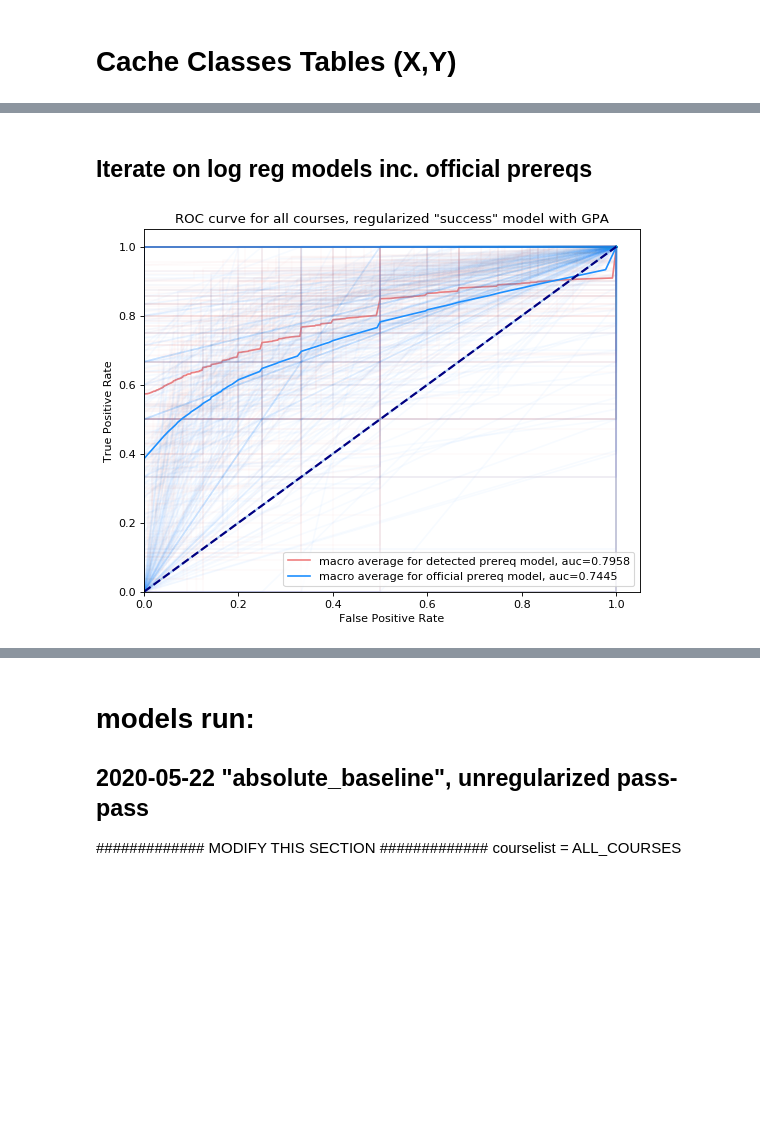
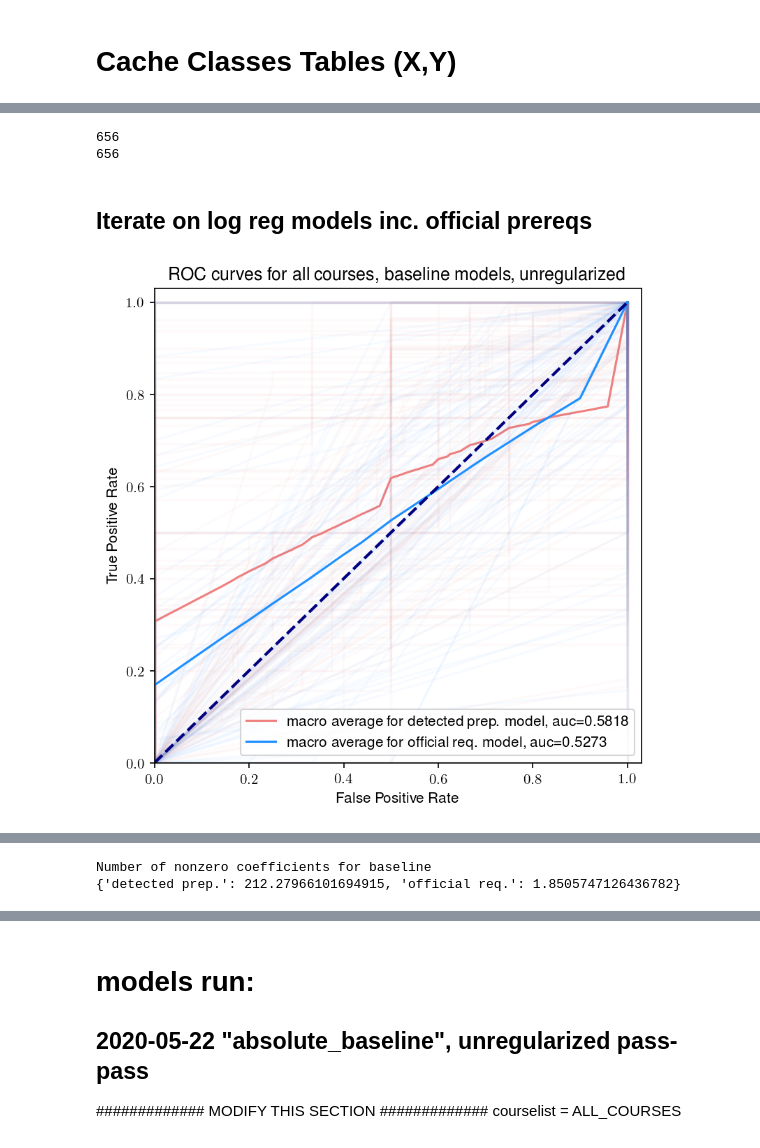
Before and after one commit to gmdavis1/carta-prereqs, a Jupyter notebook: models/wcc_logreg_prereqs_iterate.ipynb, the cells around one changed output, grey strips where cells are left out. Saved outputs shown, nothing was run; the diff lists cells and outputs as text; code cells hidden in the pictures; blank space fills up the shorter version.

```diff
--- a/models/wcc_logreg_prereqs_iterate.ipynb
+++ b/models/wcc_logreg_prereqs_iterate.ipynb
@@ -414,12 +470,12 @@ def get_coefs_from_split(X_train, X_test, y_train, y_test, X_dev = None, y_dev =
 TEST_QUARTERS = [1194, 1196] # aka "dev" quarters
 COLUMN_NAMES = ["course_name", "train_score", "test_score", "dev_score", "train_groundtruth", "test_groundtruth", "dev_groundtruth", "train_size", "test_size", "dev_size", "test_precision", "test_recall", "test_f1_score", "dev_precision", "dev_recall", "dev_f1_score", "dev_fpr", "dev_tpr", "dev_threshold", "dev_auc"]
 
-def run_predictions_with_prereqs(course_name, results_full, results_prereq, full_coefs, prereq_coefs, test_quarters = TEST_QUARTERS,
+def run_predictions_with_prereqs(course_name, cache_name, results_full, results_prereq, full_coefs, prereq_coefs, test_quarters = TEST_QUARTERS,
                                  gender = False, gpa = False, x1param = PASS_GRADES, y1param = SUCCESS_GRADES,
                                  dev = True, penalty='l2', C=1.0, random_seed=42, solver = 'lbfgs'):
     [X_train_full_unfiltered, X_test_full_unfiltered, X_dev_full_unfiltered, y_dev_full, y_train_full, y_test_full, test_students_full_unfiltered, dev_students_full_unfiltered, fail_flag_full], \
     [X_train_prereq_unfiltered, X_test_prereq_unfiltered, X_dev_prereq_unfiltered, y_dev_prereq, y_train_prereq, y_test_prereq, test_students_prereq_unfiltered, dev_students_prereq_unfiltered, fail_flag_prereq] = \
-        class_cache[course_name]
+        cache_name[course_name]
 
     if gpa and gender:
         X_train_full = X_train_full_unfiltered
@@ -649,12 +712,11 @@ def plot_roc(full_results, prereq_results, pathname, plot_title):
 TEST_QUARTERS = [1194, 1196] # aka "dev" quarters
 COLUMN_NAMES = ["course_name", "train_score", "test_score", "dev_score", "train_groundtruth", "test_groundtruth", "dev_groundtruth", "train_size", "test_size", "dev_size", "test_precision", "test_recall", "test_f1_score", "dev_precision", "dev_recall", "dev_f1_score", "dev_fpr", "dev_tpr", "dev_threshold", "dev_auc"]
 
-class_cache = {}
-def cacheClass(course_name, x1param = SUCCESS_GRADES, y1param = SUCCESS_GRADES, random_seed=42, dev=True, test_quarters=TEST_QUARTERS):
+def cacheClass(cache_name, course_name, x1param = SUCCESS_GRADES, y1param = SUCCESS_GRADES, random_seed=42, dev=True, test_quarters=TEST_QUARTERS):
     [X_train_full, X_test_full, X_dev_full, y_dev_full, y_train_full, y_test_full, test_students_full, dev_students_full, fail_flag_full], \
     [X_train_prereq, X_test_prereq, X_dev_prereq, y_dev_prereq, y_train_prereq, y_test_prereq, test_students_prereq, dev_students_prereq, fail_flag_prereq] = \
         get_and_split_data_double_matrix(course_name, test_quarters = test_quarters, gender = True, gpa = True,
                                      x1param = x1param, y1param = y1param, random_seed=random_seed, dev=dev)
 
-    class_cache[course_name] = [[X_train_full, X_test_full, X_dev_full, y_dev_full, y_train_full, y_test_full, test_students_full, dev_students_full, fail_flag_full], [X_train_prereq, X_test_prereq, X_dev_prereq, y_dev_prereq, y_train_prereq, y_test_prereq, test_students_prereq, dev_students_prereq, fail_flag_prereq]]
+    cache_name[course_name] = [[X_train_full, X_test_full, X_dev_full, y_dev_full, y_train_full, y_test_full, test_students_full, dev_students_full, fail_flag_full], [X_train_prereq, X_test_prereq, X_dev_prereq, y_dev_prereq, y_train_prereq, y_test_prereq, test_students_prereq, dev_students_prereq, fail_flag_prereq]]
 # %%
@@ -684,3 +761,9 @@ executor.shutdown()
+# %%
+print(len(HIGH_ACH_CACHE))
+print(len(PASS_CACHE))
+# %% [output]
+656
+656
 # %%
 import warnings
 warnings.filterwarnings('ignore')
@@ -693,7 +776,7 @@ from concurrent.futures import ThreadPoolExecutor
 
 LETTER_GRADES = ["A+", "A", "A-", "B+", "B", "B-", "C+", "C", "C-", "D+", "D", "D-", "NP", "W"]
 PASS_GRADES = ["A+", "A", "A-", "B+", "B", "B-", "C+", "C", "C-", "D+", "D", "D-"]
-SUCCESS_GRADES = ["A+", "A", "A-", "B+"]
+HIGH_ACH_GRADES = ["A+", "A", "A-", "B+"]
 BMINUS_GRADES = ["A+", "A", "A-", "B+", "B", "B-"]
 COLUMN_NAMES = ["course_name", "train_score", "test_score", "dev_score", "train_groundtruth", "test_groundtruth", "dev_groundtruth", "train_size", "test_size", "dev_size", "test_precision", "test_recall", "test_f1_score", "dev_precision", "dev_recall", "dev_f1_score", "dev_fpr", "dev_tpr", "dev_threshold", "dev_auc"]
 ALL_COURSES = set(raw_data["course_name"])
@@ -702,20 +785,22 @@ ALL_COURSES = set(raw_data["course_name"])
 courselist = ALL_COURSES
 
 gender_param = False
-gpa_param = True
-x1grades_param = SUCCESS_GRADES
-y1grades_param = SUCCESS_GRADES
+gpa_param = False
+x1grades_param = PASS_GRADES
+y1grades_param = PASS_GRADES
 dev = True
-penalty = 'l2'
+penalty = 'none'
 C = 0.01
 random_seed = 42
 solver = 'lbfgs'
 
-PATHNAME = "success_gpa_reg"
-PLOT_TITLE = "ROC curve for all courses, regularized \"success\" model with GPA"
+PATHNAME = "baseline"
+PLOT_TITLE = "ROC curves for all courses, baseline models, unregularized"
 
 limited_run = False
 limit_count = 20
+
+cache_name = PASS_CACHE
 ###############################################
 
 results_full = []
@@ -731,42 +816,41 @@ else:
 
 executor = ThreadPoolExecutor()
 for course_name in courselist:
-    executor.submit(run_predictions_with_prereqs, course_name, results_full, results_prereq, full_coefs, prereq_coefs, TEST_QUARTERS,
-                    gender_param, gpa_param, x1grades_param, y1grades_param, dev, penalty, C, random_seed, solver)
-
-# #     seems like most of the time is spent executing the threads, not submitting them
+    if course_name not in cache_name:
+        continue
+    executor.submit(run_predictions_with_prereqs, course_name, cache_name, results_full, results_prereq, full_coefs,
+                                 prereq_coefs, TEST_QUARTERS, gender_param, gpa_param, x1grades_param,
+                                 y1grades_param, dev, penalty, C, random_seed, solver)
     count += 1
-#     print(str(count) + " of " + str(limit))
-
     if limited_run:
         if count == limit_count:
             break
 executor.shutdown()
 
 if limited_run:
     PATHNAME = PATHNAME + "_limited" + str(limit_count)
 
 if dev:
     plot_roc(results_full, results_prereq, PATHNAME, PLOT_TITLE)
 
 results_full_df = pd.DataFrame(results_full, columns = COLUMN_NAMES)
 results_prereq_df = pd.DataFrame(results_prereq, columns = COLUMN_NAMES)
 full_coefs_df = pd.DataFrame.from_dict(full_coefs, orient='index')
 prereq_coefs_df = pd.DataFrame.from_dict(prereq_coefs, orient='index')
 
 RESULTS_FULL_PATH_CSV = "../results/" + PATHNAME + "_full.csv"
 RESULTS_PREREQ_PATH_CSV = "../results/" + PATHNAME + "_prereq.csv"
 COEFS_FULL_PATH_CSV = "../results/" + PATHNAME + "_coefs_full.csv"
 COEFS_PREREQ_PATH_CSV = "../results/" + PATHNAME + "_coefs_prereq.csv"
 results_full_df.to_csv(RESULTS_FULL_PATH_CSV)
 results_prereq_df.to_csv(RESULTS_PREREQ_PATH_CSV)
 full_coefs_df.to_csv(COEFS_FULL_PATH_CSV)
 prereq_coefs_df.to_csv(COEFS_PREREQ_PATH_CSV)
 
 # # feather currently doesn't work for some reason
 # RESULTS_FULL_PATH = "../results/" + PATHNAME + "_full.fthr"
 # RESULTS_PREREQ_PATH = "../results/" + PATHNAME + "_prereq.fthr"
 # results_full_df.to_feather(RESULTS_FULL_PATH)
 # results_prereq_df.to_feather(RESULTS_PREREQ_PATH)
 # %% [output]
-[figure, old version]
+[figure, new version]
@@ -774,0 +859,14 @@ Wall time: 1min 17s
+# %%
+full_coefs_df_na = full_coefs_df.fillna(0)
+prereq_coefs_df_na = prereq_coefs_df.fillna(0)
+nonzero_full = list(full_coefs_df_na.astype(bool).sum(axis=1))
+nonzero_prereq = list(prereq_coefs_df_na.astype(bool).sum(axis=1))
+nonzeros = {
+    'detected prep.': sum(nonzero_full) / len(nonzero_full),
+    'official req.': sum(nonzero_prereq) / len(nonzero_prereq)
+}
+print("Number of nonzero coefficients for " + PATHNAME)
+print(nonzeros)
+# %% [output]
+Number of nonzero coefficients for baseline
+{'detected prep.': 212.27966101694915, 'official req.': 1.8505747126436782}
```
Also changed, not shown: parts of 26 cells of this notebook, 31 other files.
